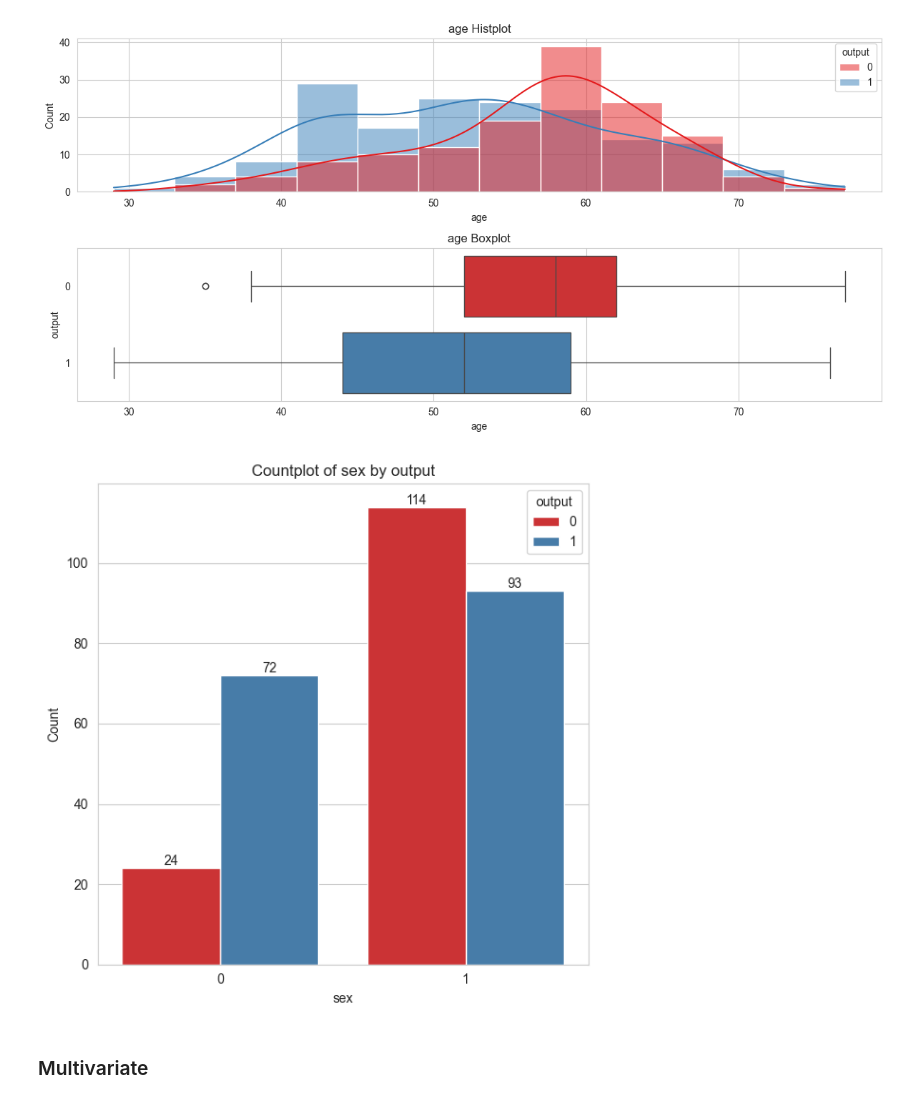
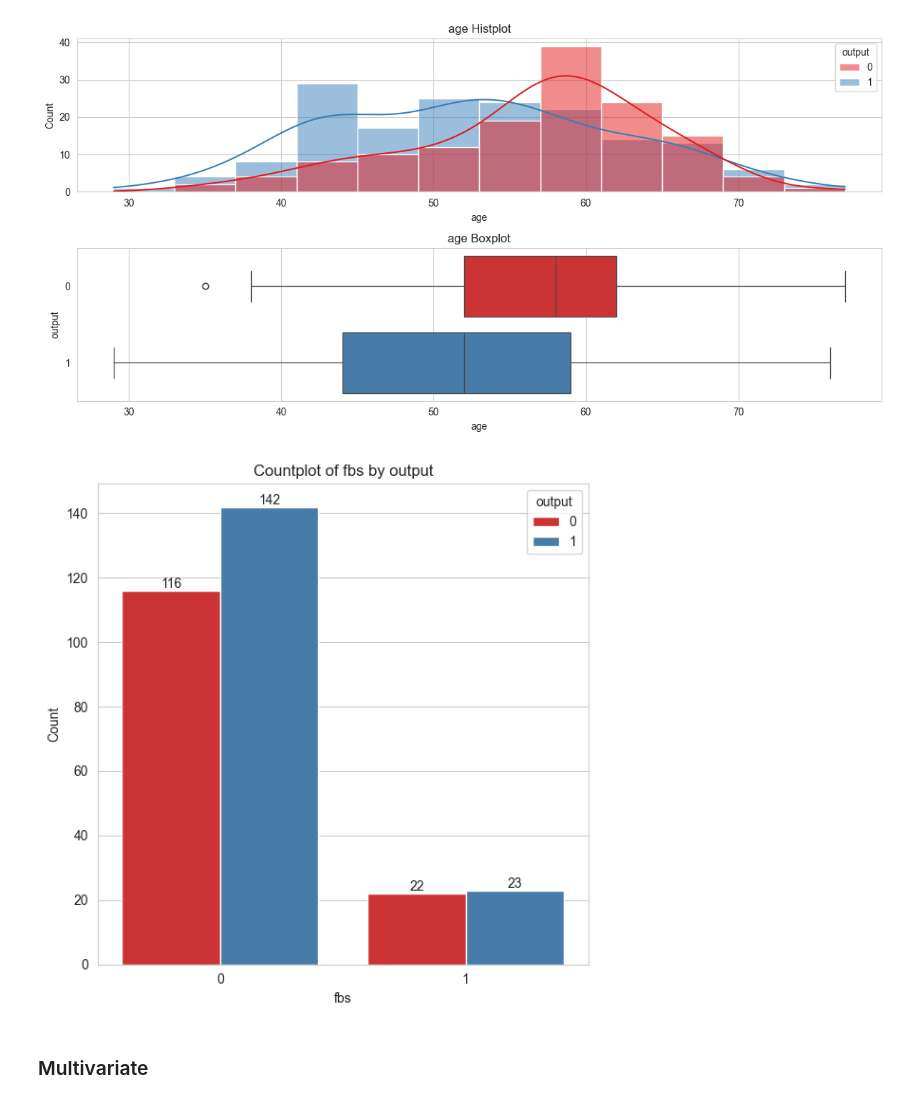
Before and after one commit to cankucukyilmaz/Data_Science, a Jupyter notebook: Supervised_Learning/Classification/Binary_Classification/Heart_Attack_Analysis_and_Prediction/EDA.ipynb, the cells around one changed output. Cells and saved outputs as stored; diff of their text form; code cells hidden in the pictures.

```diff
--- a/Supervised_Learning/Classification/Binary_Classification/Heart_Attack_Analysis_and_Prediction/EDA.ipynb
+++ b/Supervised_Learning/Classification/Binary_Classification/Heart_Attack_Analysis_and_Prediction/EDA.ipynb
@@ -279,9 +297,9 @@ visualize_num_var(df, "age", "output")
 # %% [output]
 [figure]
 # %%
-visualize_cat_var(df, "sex", "output")
+visualize_cat_var(df, "fbs", "output")
 # %% [output]
-[figure, old version]
+[figure, new version]
 # %% [markdown]
 ### Multivariate
 # %%
```
Also changed, not shown: parts of 9 cells of this notebook.
